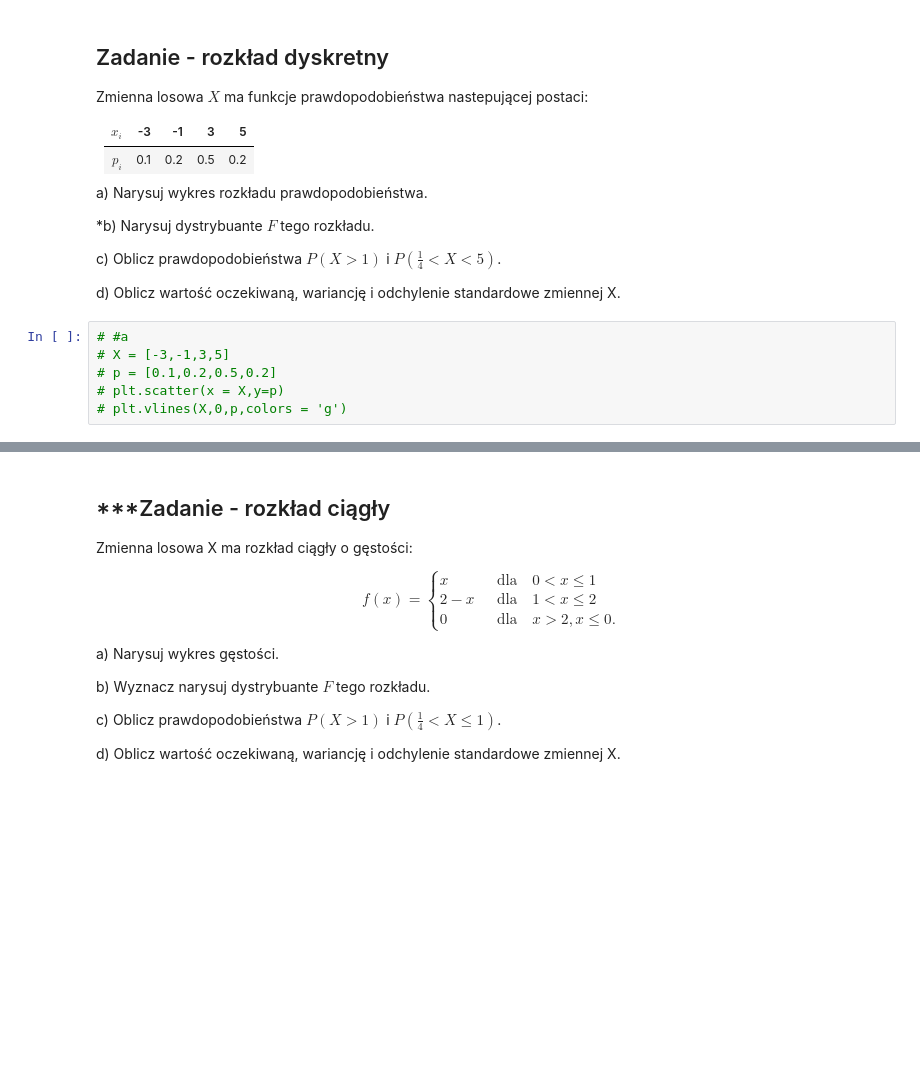
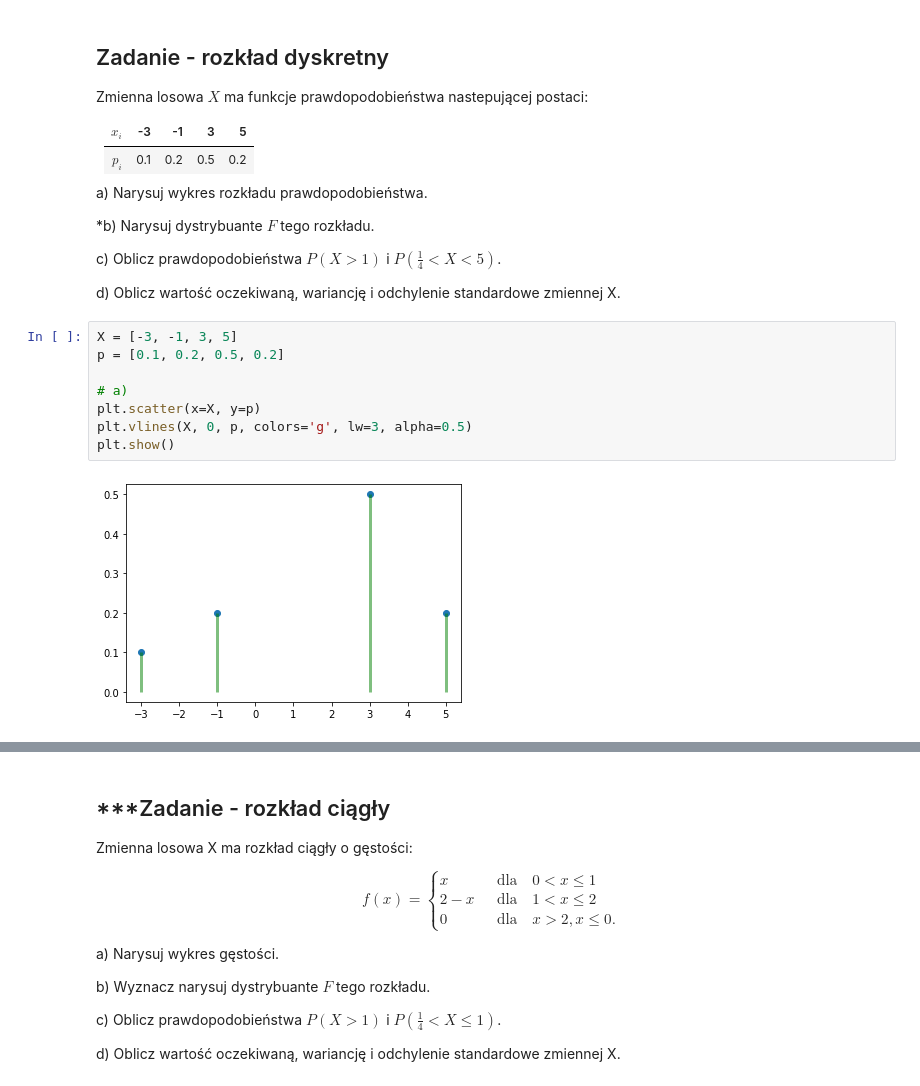
Before and after one commit to mdabrowski-phd/ds250223_stat, a Jupyter notebook: 02_rachunek_prawdopodobienstwa/02_analiza_rozkladow_prawdopodobienstwa.ipynb, the cells around one changed output, grey strips where cells are left out. Drawn from its saved outputs; the diff is of its cells as text; blank space fills up the shorter version.

```diff
--- a/02_rachunek_prawdopodobienstwa/02_analiza_rozkladow_prawdopodobienstwa.ipynb
+++ b/02_rachunek_prawdopodobienstwa/02_analiza_rozkladow_prawdopodobienstwa.ipynb
@@ -22,9 +22,13 @@ c) Oblicz prawdopodobieństwa $P(X > 1)$ i $P( \frac{1}{4} < X < 5)$.
 
 d) Oblicz wartość oczekiwaną, wariancję i odchylenie standardowe zmiennej X.
 # %%
-# #a
-# X = [-3,-1,3,5]
-# p = [0.1,0.2,0.5,0.2]
-# plt.scatter(x = X,y=p)
-# plt.vlines(X,0,p,colors = 'g')
+X = [-3, -1, 3, 5]
+p = [0.1, 0.2, 0.5, 0.2]
+
+# a)
+plt.scatter(x=X, y=p)
+plt.vlines(X, 0, p, colors='g', lw=3, alpha=0.5)
+plt.show()
+# %% [output]
+[figure, added]
 # %%
```
Also changed, not shown: parts of 8 cells of this notebook, 5 other files.
